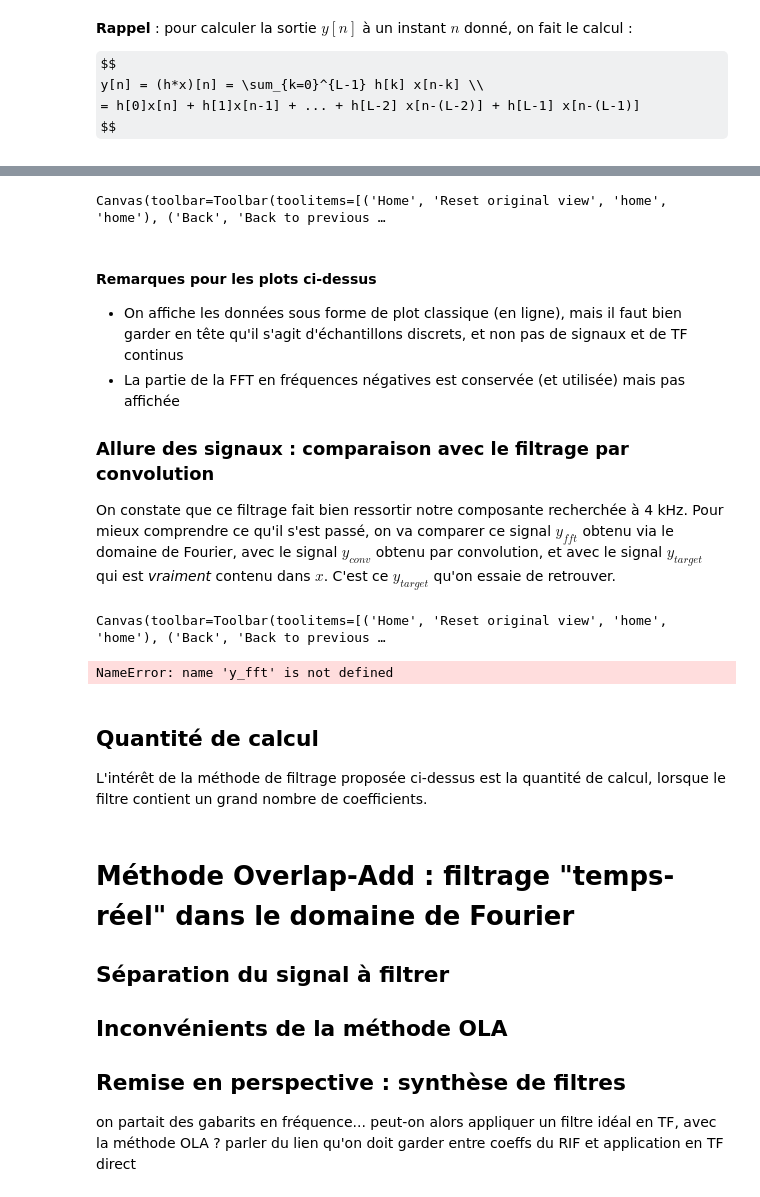
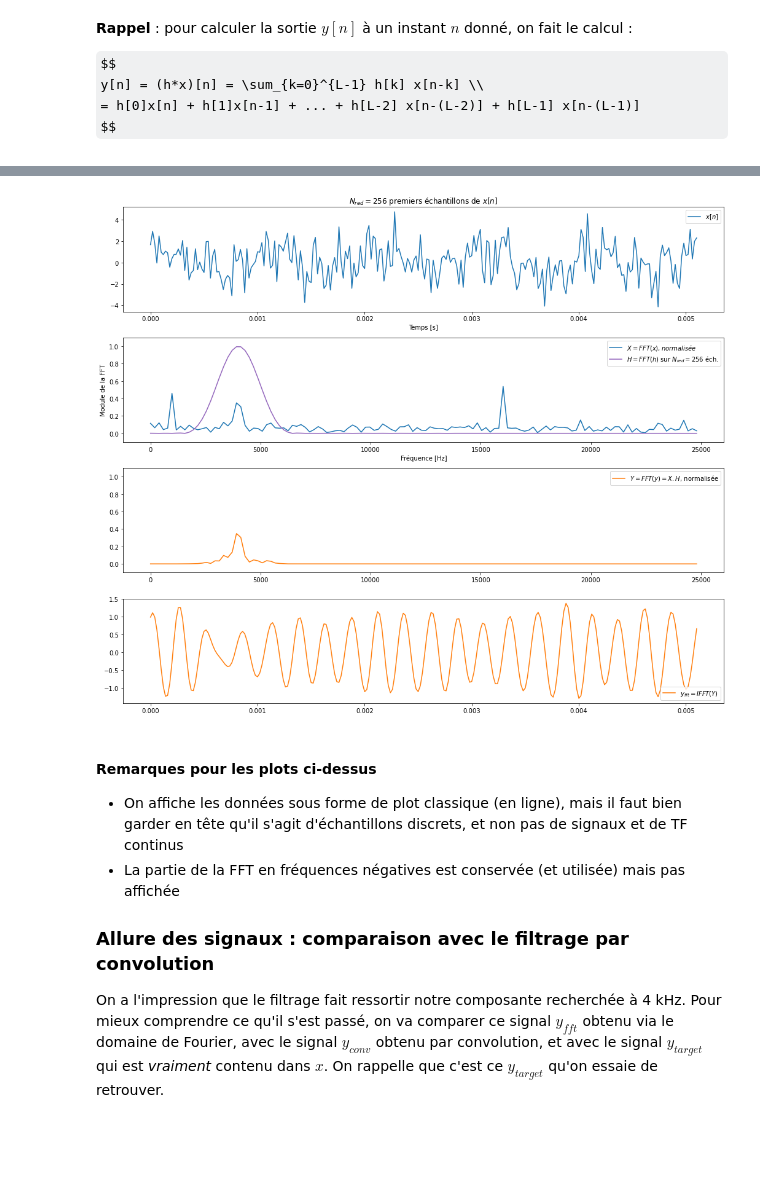
Before and after one commit to gwendal-lv/DSP_courses, a Jupyter notebook: DSP_overlap_add.ipynb, the cells around one changed output, grey strips where cells are left out. Drawn from its saved outputs; the diff is of its cells as text; code cells hidden in the pictures; some formulas as TeX source; blank space fills up the shorter version.

Commit message:
Overlap Add : contenu terminé, à relire

```diff
--- a/DSP_overlap_add.ipynb
+++ b/DSP_overlap_add.ipynb
@@ -136,9 +133,9 @@ x_ = np.hstack((np.zeros(L-1), x[0:N_ - (L-1)]))
 abscisses_echantillons = np.arange(-(L-1), N_ - (L-1))
 y_target_ = y_target[0:N_ - L]
 # On pré-calcule y (rendu HTML demande des incides aléatoires...)
-y_conv = signal.convolve(x_, h, mode='same', method='direct')
+y_conv = signal.convolve(x, h, mode='full', method='direct')
 # Affichage animé - rendu vidéo
-fig, axes = plt.subplots(4, 1, figsize=(figures_width, 7.5), sharex=True)
+fig, axes = plt.subplots(4, 1, figsize=(figs_scale*9, figs_scale*7.5), sharex=True)
 axes[0].set_title("Signal d'entrée $x[n]$ et signal $y_{target}[n]$ qu'on souhaite récupérer")
 axes[0].stem(abscisses_echantillons, x_, markerfmt='.')
 axes[0].stem(y_target_, linefmt='C1-', markerfmt='C1.')
@@ -167,8 +164,6 @@ def animate(n):
     axes[3].text(n+2, -0.3, "$y[n]$")
     fig.tight_layout()
     return ()
-#for k in range(20):
-#    animate(k)
 # Frames pour les k>=0 (on convolue seulement pour les 'vrais' échantillons x[k])
 anim = animation.FuncAnimation(fig, animate, frames=N_-L, interval=200, blit=True)  # N_-L frames
 plt.close()  # on ne garde que l'anim
@@ -261,36 +277,36 @@ En pratique, ce calcul correspond aux sous-étapes suivantes :
 # %%
 def display_fft_filtering(N_red):
     """ N_red : nombre d'éch de x à filtrer
         y_ref : sortie y obtenue par convolution """
     x_red = x[0:N_red]
     t_red = t[0:N_red]
-    fig, axes = plt.subplots(4, 1, figsize=(figures_width, 7.5))
+    fig, axes = plt.subplots(4, 1, figsize=(figs_scale*9, figs_scale*7.5))
     axes[0].plot(t_red, x_red)
     axes[0].set_title("$N_{red} = $" + "{} premiers échantillons de ".format(N_red) + "$x[n]$")
     axes[0].legend(['$x[n]$'])
     axes[0].set_xlabel('Temps [s]')
     X = np.fft.fft(x_red)  # FFT complexe, on doit garder la phase !
     H = np.fft.fft(h, N_red)  # w/ zero-padding
     axes[1].plot(np.linspace(0.0, 0.5, N_red//2, endpoint=False) * Fs, np.abs(X)[0:N_red//2] / N_red, 'C0-')
     axes[1].plot(np.linspace(0.0, 0.5, N_red//2, endpoint=False) * Fs, np.abs(H)[0:N_red//2], 'C4-')
     axes[1].legend(['$X = FFT(x), normalisée$', '$H = FFT(h)$ sur $N_{red}=$' + '{} éch.'.format(N_red)])
     axes[1].set_xlabel('Fréquence [Hz]')
     axes[1].set_ylabel('Module de la FFT')
     axes[1].set_ylim([-0.1, 1.1])
     axes[2].set_ylim([-0.1, 1.1])
     Y = X*H
     axes[2].plot(np.linspace(0.0, 0.5, N_red//2, endpoint=False) * Fs, np.abs(Y)[0:N_red//2] / N_red, 'C1-')
     axes[2].legend(['$Y = FFT(y) = X.H$, normalisée'])
     y_fft = np.real(np.fft.ifft(Y))  # real nécessaire à cause des arrondis sur nbs complexes
     axes[3].plot(t_red, y_fft, 'C1-')
     axes[3].legend(['$y_{fft} = IFFT(Y)$'])
     fig.tight_layout()
     return y_fft
 
-N_reduced = 128
-y_fft = display_fft_filtering(N_reduced)
+N_blk = 256  # FFT Block size
+y_fft = display_fft_filtering(N_blk)
 # %% [output]
-Canvas(toolbar=Toolbar(toolitems=[('Home', 'Reset original view', 'home', 'home'), ('Back', 'Back to previous …
+[figure, added]
 # %% [markdown]
 #### Remarques pour les plots ci-dessus
 * On affiche les données sous forme de plot classique (en ligne), mais il faut bien garder en tête qu'il s'agit d'échantillons discrets, et non pas de signaux et de TF continus
@@ -298,28 +314,4 @@ Canvas(toolbar=Toolbar(toolitems=[('Home', 'Reset original view', 'home', 'home'
 
 ### Allure des signaux : comparaison avec le filtrage par convolution
 
-On constate que ce filtrage fait bien ressortir notre composante recherchée à 4 kHz. Pour mieux comprendre ce qu'il s'est passé, on va comparer ce signal $y_{fft}$ obtenu via le domaine de Fourier, avec le signal $y_{conv}$ obtenu par convolution, et avec le signal $y_{target}$ qui est *vraiment* contenu dans $x$. C'est ce $y_{target}$ qu'on essaie de retrouver.
+On a l'impression que le filtrage fait ressortir notre composante recherchée à 4 kHz. Pour mieux comprendre ce qu'il s'est passé, on va comparer ce signal $y_{fft}$ obtenu via le domaine de Fourier, avec le signal $y_{conv}$ obtenu par convolution, et avec le signal $y_{target}$ qui est *vraiment* contenu dans $x$. On rappelle que c'est ce $y_{target}$ qu'on essaie de retrouver.
-# %%
-t_red = t[0:N_red]
-# On re-calcule un y_conv avec une taille adaptée à ce qu'on a fait en FFT
-fig, axes = plt.subplots(2, 1, figsize=(figures_width, 4))
-axes[0].plot(t_red, y_fft, 'C1-')
-axes[0].plot(t_red, y_conv[0:N_red], 'C5-')
-# %% [output]
-Canvas(toolbar=Toolbar(toolitems=[('Home', 'Reset original view', 'home', 'home'), ('Back', 'Back to previous …
-NameError: name 'y_fft' is not defined
-# %% [markdown]
-## Quantité de calcul
-
-L'intérêt de la méthode de filtrage proposée ci-dessus est la quantité de calcul, lorsque le filtre contient un grand nombre de coefficients.
-# %% [markdown]
-# Méthode Overlap-Add : filtrage "temps-réel" dans le domaine de Fourier
-
-## Séparation du signal à filtrer
-
-## Inconvénients de la méthode OLA
-
-## Remise en perspective : synthèse de filtres
-
-on partait des gabarits en fréquence... peut-on alors appliquer un filtre idéal en TF, avec la méthode OLA ?
-parler du lien qu'on doit garder entre coeffs du RIF et application en TF direct
```
Also changed, not shown: parts of 23 cells of this notebook.
